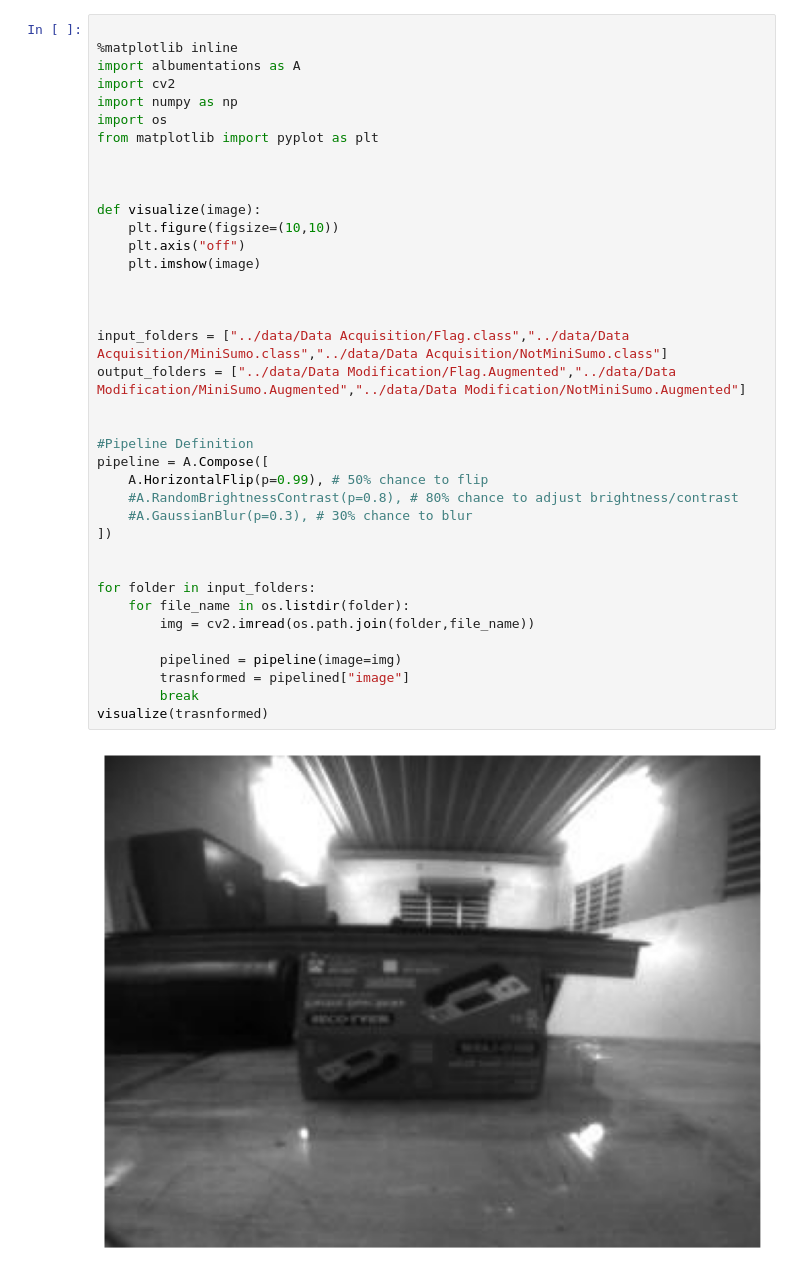
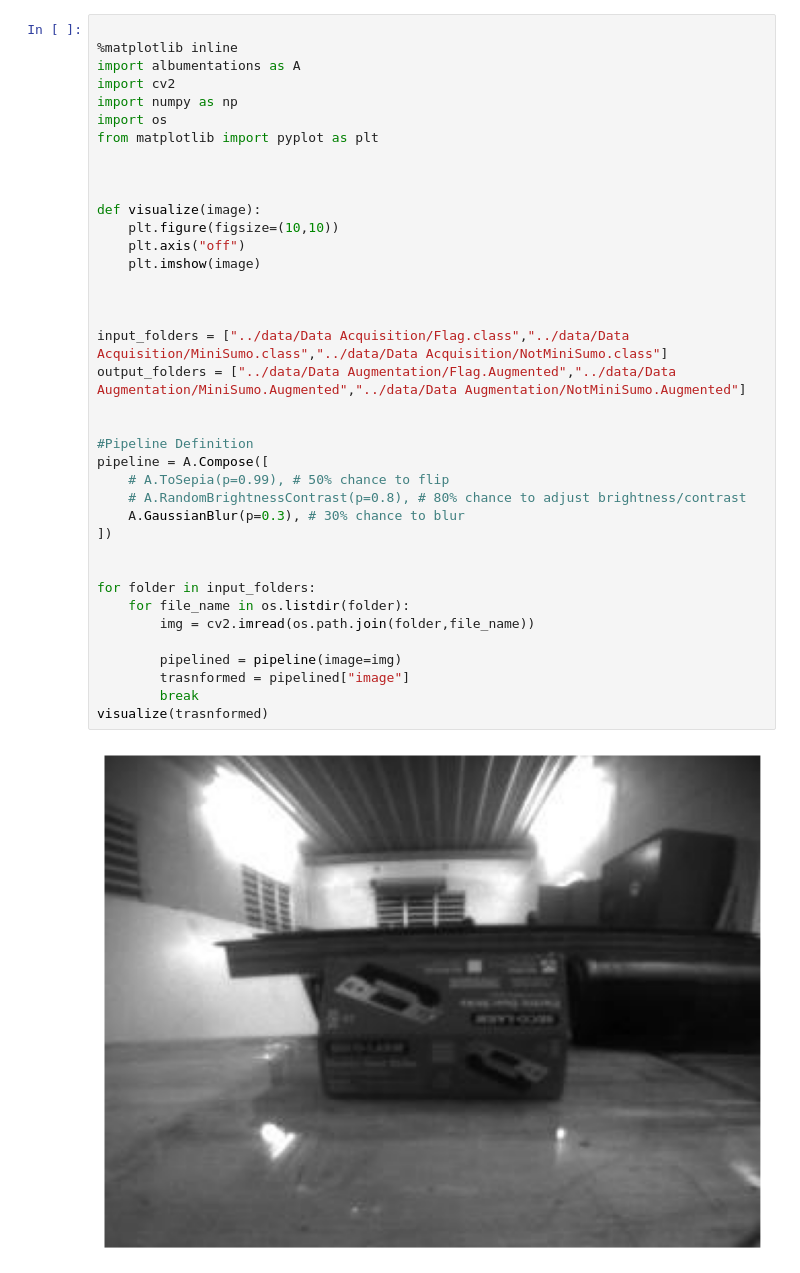
Before and after one commit to RUMblebots-Software/mini-sumo-lakitu, a Jupyter notebook: notebooks/example..ipynb, the cells around one changed output. Cells and saved outputs as stored; diff of their text form.

Commit message:
data changed

```diff
--- a/notebooks/example..ipynb
+++ b/notebooks/example..ipynb
@@ -6,35 +6,35 @@ import cv2
 import numpy as np
 import os
 from matplotlib import pyplot as plt
 
 
 
 def visualize(image):
     plt.figure(figsize=(10,10))
     plt.axis("off")
     plt.imshow(image)
 
 
 
 input_folders = ["../data/Data Acquisition/Flag.class","../data/Data Acquisition/MiniSumo.class","../data/Data Acquisition/NotMiniSumo.class"]
-output_folders = ["../data/Data Modification/Flag.Augmented","../data/Data Modification/MiniSumo.Augmented","../data/Data Modification/NotMiniSumo.Augmented"]
+output_folders = ["../data/Data Augmentation/Flag.Augmented","../data/Data Augmentation/MiniSumo.Augmented","../data/Data Augmentation/NotMiniSumo.Augmented"]
 
 
 #Pipeline Definition
 pipeline = A.Compose([
-    A.HorizontalFlip(p=0.99), # 50% chance to flip
-    #A.RandomBrightnessContrast(p=0.8), # 80% chance to adjust brightness/contrast
-    #A.GaussianBlur(p=0.3), # 30% chance to blur
+    # A.ToSepia(p=0.99), # 50% chance to flip
+    # A.RandomBrightnessContrast(p=0.8), # 80% chance to adjust brightness/contrast
+    A.GaussianBlur(p=0.3), # 30% chance to blur
 ])
 
 
 for folder in input_folders:
     for file_name in os.listdir(folder):
         img = cv2.imread(os.path.join(folder,file_name))
 
         pipelined = pipeline(image=img)
         trasnformed = pipelined["image"]
         break
 visualize(trasnformed)
 # %% [output]
-[figure, old version]
+[figure, new version]
```
Also changed, not shown: 4 other files.
